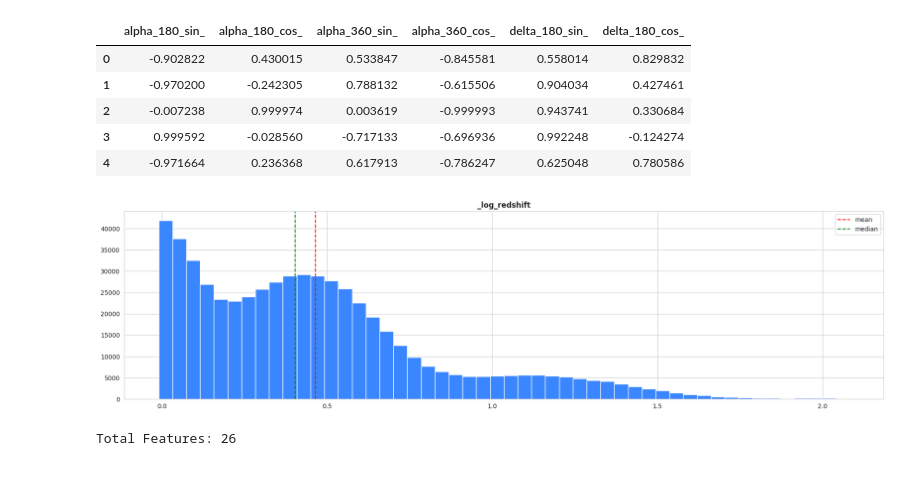
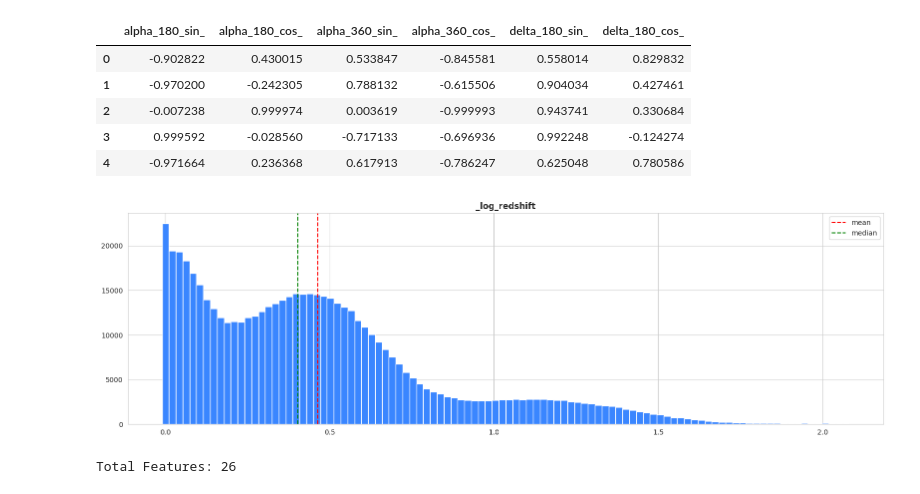
Before and after one commit to coded-sly/ps6e6-Stellar-Class, a Jupyter notebook: ps6e6-keras-fs-stellar.ipynb, the cells around one changed output. Drawn from its saved outputs; the diff is of its cells as text; code cells hidden in the pictures.

```diff
--- a/ps6e6-keras-fs-stellar.ipynb
+++ b/ps6e6-keras-fs-stellar.ipynb
@@ -526,25 +589,26 @@ train[cyclic_cols].head()
 # %%
 ## -- Create log-transformed features --
 for df in [train, test, orig]:
     for col in ['redshift',]:
         n_log = f"_log_{col}"
         df[n_log] = np.log1p(df[col])
 
 log_cols = [c for c in train.columns if c.startswith('_log_')]
 
-plt.figure(figsize=(18, 5))
+plt.figure(figsize=(16, 5))
+
 for i, col in enumerate(log_cols):
     # plt.subplot(2, len(log_cols)//2, i+1)
-    plt.hist(train[col], bins=50)
+    plt.hist(train[col], bins=100)
     plt.axvline(x=train[col].mean(), color='r', linestyle='--', label='mean')
     plt.axvline(x=train[col].median(), color='g', linestyle='--', label='median')
     plt.title(f'{col}', fontweight='semibold')
     plt.legend()
 
 plt.tight_layout()
 plt.show()
 # %% [output]
-[figure, old version]
+[figure, new version]
 # %%
 # ## -- Frequency encoding --
 # freq_cols = []
```
Also changed, not shown: parts of 15 cells of this notebook.
